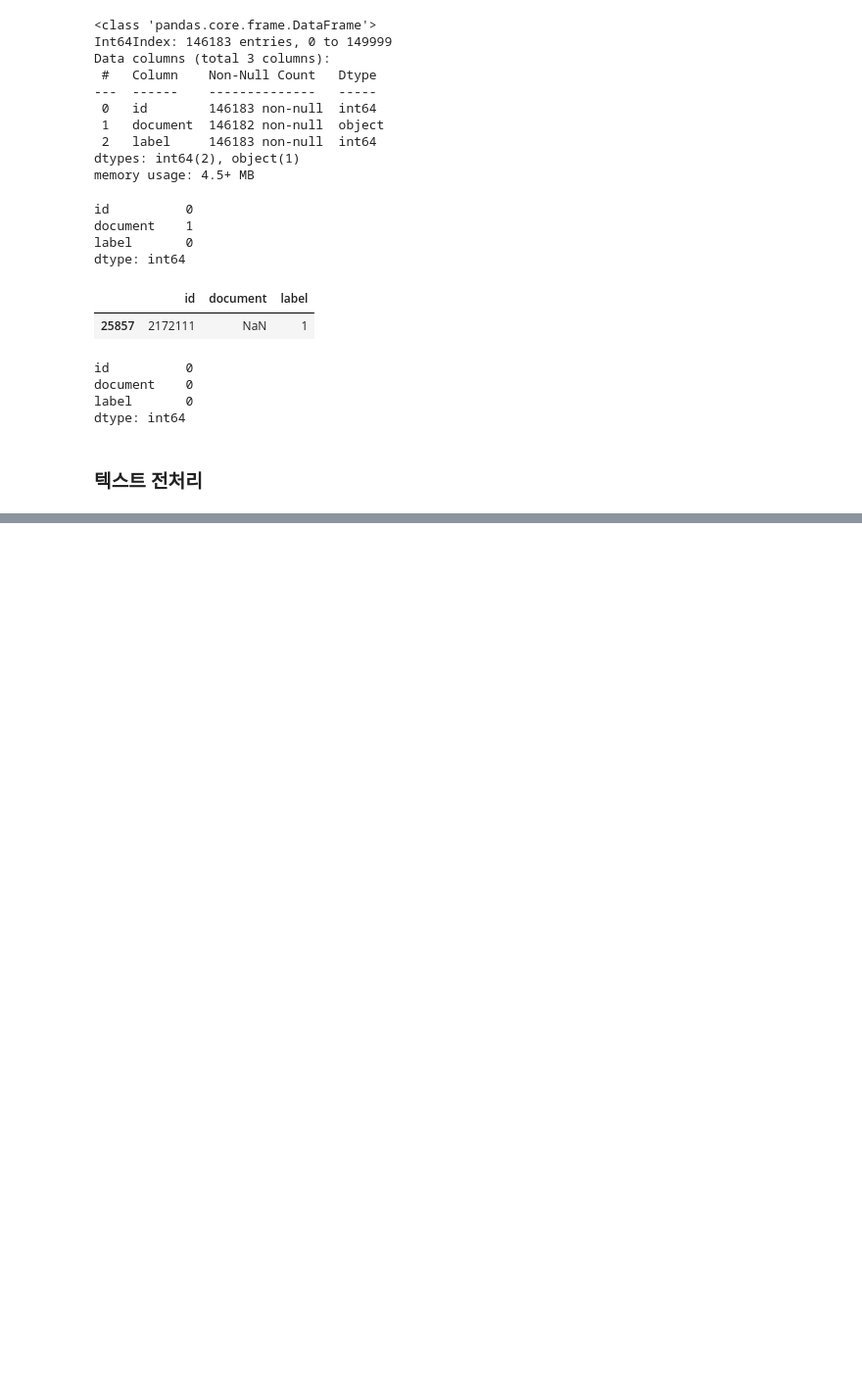
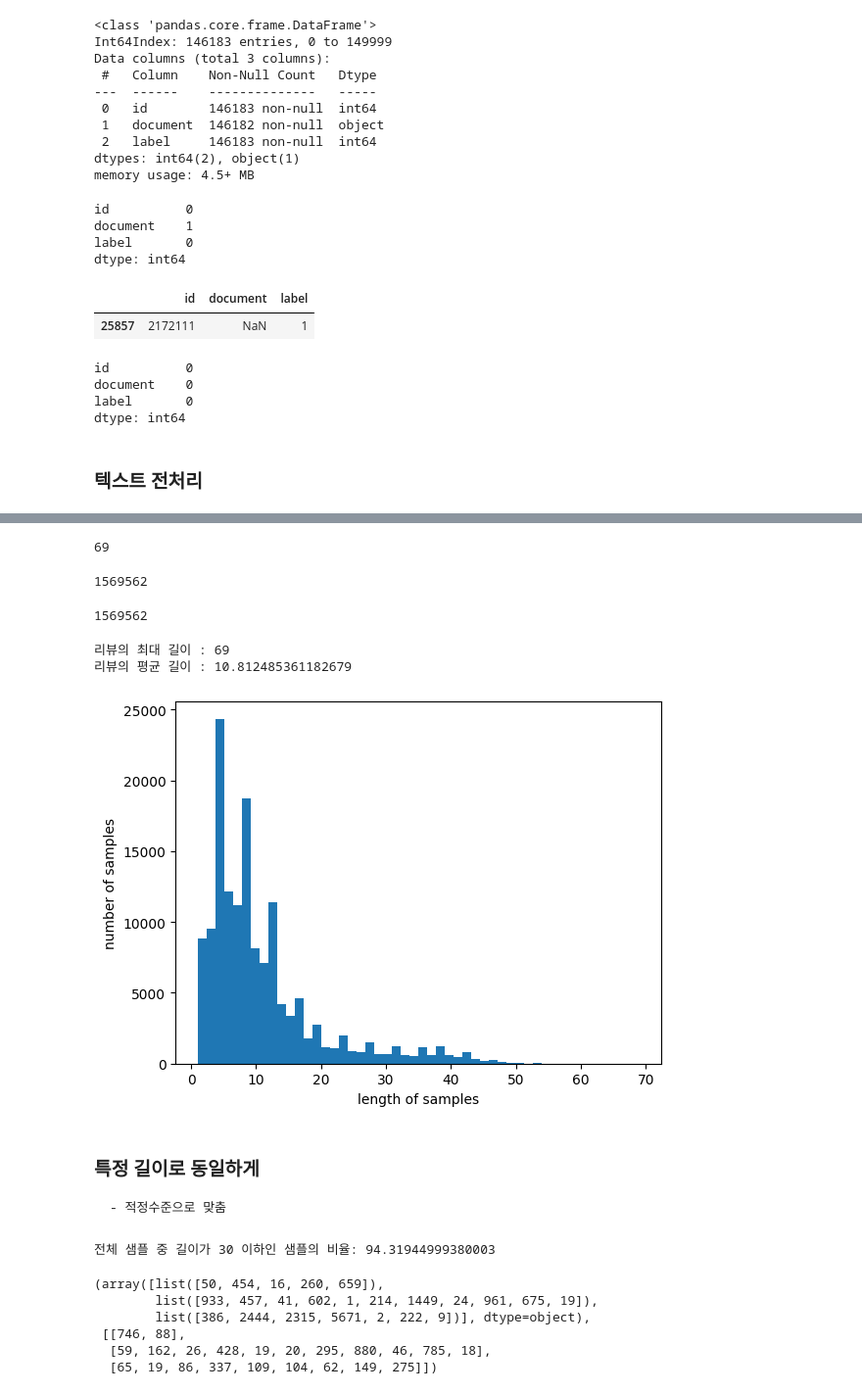
Before and after one commit to passiona2z/NLP_study, a Jupyter notebook: 네이버 영화리뷰 감성분석.ipynb, the cells around one changed output, grey strips where cells are left out. Shown at 98% size. Saved outputs shown, nothing was run; the diff lists cells and outputs as text; code cells hidden in the pictures; blank space fills up the shorter version.

```diff
--- a/네이버 영화리뷰 감성분석.ipynb
+++ b/네이버 영화리뷰 감성분석.ipynb
@@ -107,0 +426,3 @@ dtype: int64
+# %%
+vocab_size = total_cnt - rare_cnt + 1 # keras : 0 패딩 고려
+print('단어 집합의 크기 :',vocab_size)
@@ -107,0 +433,7 @@ dtype: int64
+# %%
+tokenizer = Tokenizer(vocab_size) # 19416
+tokenizer.fit_on_texts(X_train)   # 적용
+
+
+X_train = tokenizer.texts_to_sequences(X_train)
+X_test = tokenizer.texts_to_sequences(X_test)
@@ -107,0 +465,9 @@ dtype: int64
+# %%
+drop_index = [index for index, sentence in enumerate(X_train) if len(sentence) < 1]
+# %%
+# np.delete : 0차원 행기준 삭제
+
+X_train = np.delete(X_train, drop_index, axis=0)
+y_train = np.delete(y_train, drop_index, axis=0)
+print(len(X_train))
+print(len(y_train))
@@ -107,0 +508,30 @@ dtype: int64
+# %%
+np.max(np.array([len(review) for review in X_train]))
+# %% [output]
+69
+# %%
+sum(map(len, X_train))
+# %% [output]
+1569562
+# %%
+sum(len(review) for review in X_train)
+# %% [output]
+1569562
+# %%
+print('리뷰의 최대 길이 :',max(len(review) for review in X_train))
+print('리뷰의 평균 길이 :',sum(map(len, X_train))/len(X_train))
+# %% [output]
+리뷰의 최대 길이 : 69
+리뷰의 평균 길이 : 10.812485361182679
+# %%
+import matplotlib.pyplot as plt
+
+plt.hist([len(review) for review in X_train], bins=50)
+plt.xlabel('length of samples')
+plt.ylabel('number of samples')
+plt.show()
+# %% [output]
+[figure, added]
+# %% [markdown]
+### 특정 길이로 동일하게
+    - 적정수준으로 맞춤
@@ -107,0 +547,14 @@ dtype: int64
+# %%
+max_len = 30
+below_threshold_len(max_len, X_train)
+# %% [output]
+전체 샘플 중 길이가 30 이하인 샘플의 비율: 94.31944999380003
+# %%
+X_train[:3], X_test[:3]
+# %% [output]
+(array([list([50, 454, 16, 260, 659]),
+        list([933, 457, 41, 602, 1, 214, 1449, 24, 961, 675, 19]),
+        list([386, 2444, 2315, 5671, 2, 222, 9])], dtype=object),
+ [[746, 88],
+  [59, 162, 26, 428, 19, 20, 295, 880, 46, 785, 18],
+  [65, 19, 86, 337, 109, 104, 62, 149, 275]])
```
Also changed, not shown: parts of 86 cells of this notebook.
